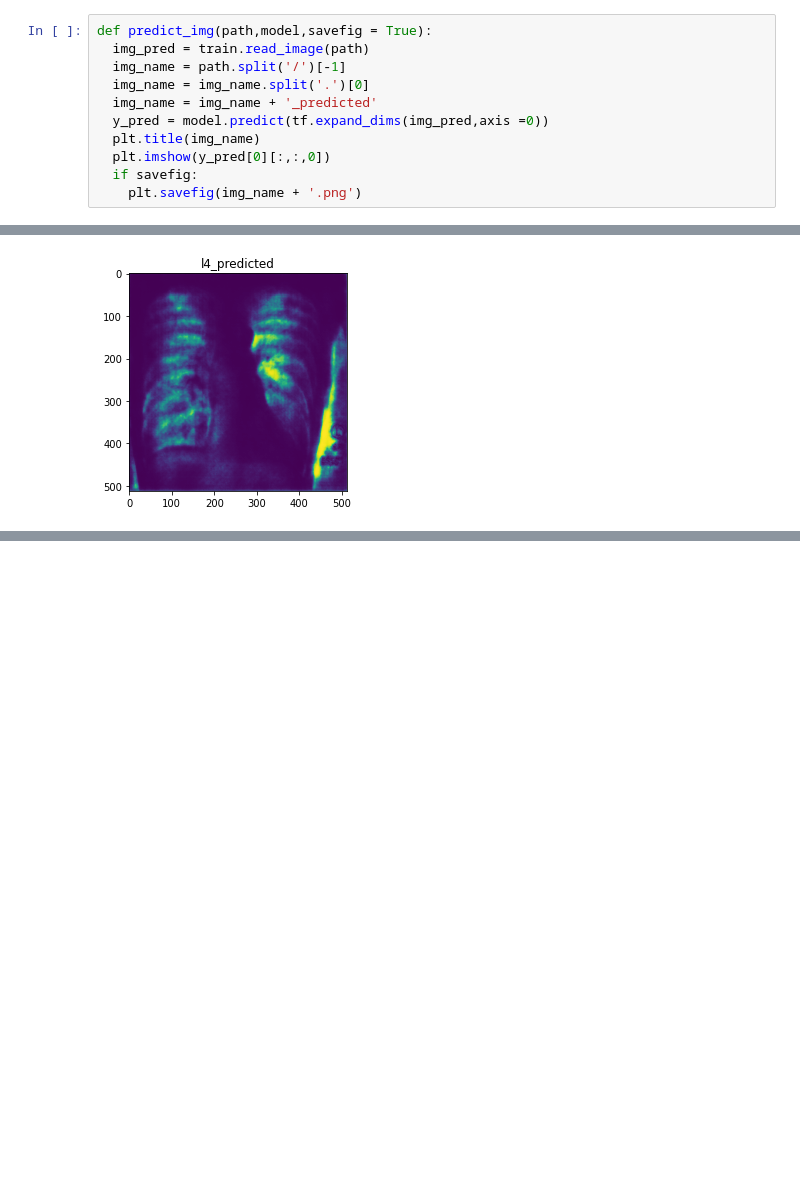
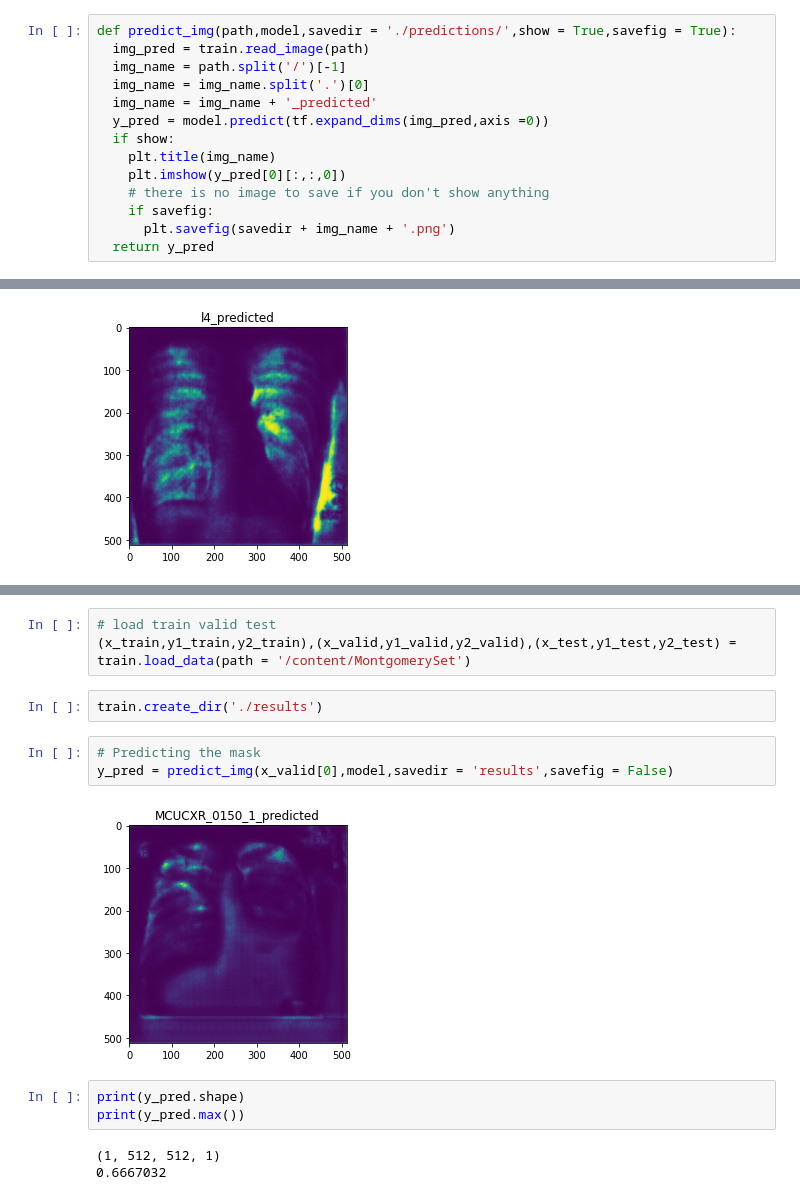
Before and after one commit to iteam1/Lung-segmentation-Unet, a Jupyter notebook: notebook.ipynb, the cells around one changed output, grey strips where cells are left out. Cells and saved outputs as stored; diff of their text form; blank space fills up the shorter version.

```diff
--- a/notebook.ipynb
+++ b/notebook.ipynb
@@ -453,16 +480,19 @@ plt.imshow(y_pred[0][:,:,0])
 <matplotlib.image.AxesImage at 0x...>
 [figure]
 # %%
-def predict_img(path,model,savefig = True):
+def predict_img(path,model,savedir = './predictions/',show = True,savefig = True):
   img_pred = train.read_image(path)
   img_name = path.split('/')[-1]
   img_name = img_name.split('.')[0]
   img_name = img_name + '_predicted'
   y_pred = model.predict(tf.expand_dims(img_pred,axis =0))
-  plt.title(img_name)
-  plt.imshow(y_pred[0][:,:,0])
-  if savefig:
-    plt.savefig(img_name + '.png')
+  if show:
+    plt.title(img_name)
+    plt.imshow(y_pred[0][:,:,0])
+    # there is no image to save if you don't show anything
+    if savefig:
+      plt.savefig(savedir + img_name + '.png')
+  return y_pred
 # %%
 predict_img('/content/l1.jpg',model)
 # %% [output]
@@ -481,0 +532,16 @@ predict_img('/content/l4.jpg',model)
+# %%
+# load train valid test
+(x_train,y1_train,y2_train),(x_valid,y1_valid,y2_valid),(x_test,y1_test,y2_test) = train.load_data(path = '/content/MontgomerySet')
+# %%
+train.create_dir('./results')
+# %%
+# Predicting the mask
+y_pred = predict_img(x_valid[0],model,savedir = 'results',savefig = False)
+# %% [output]
+[figure, added]
+# %%
+print(y_pred.shape)
+print(y_pred.max())
+# %% [output]
+(1, 512, 512, 1)
+0.6667032
```
Also changed, not shown: parts of 16 cells of this notebook, 3 other files.
